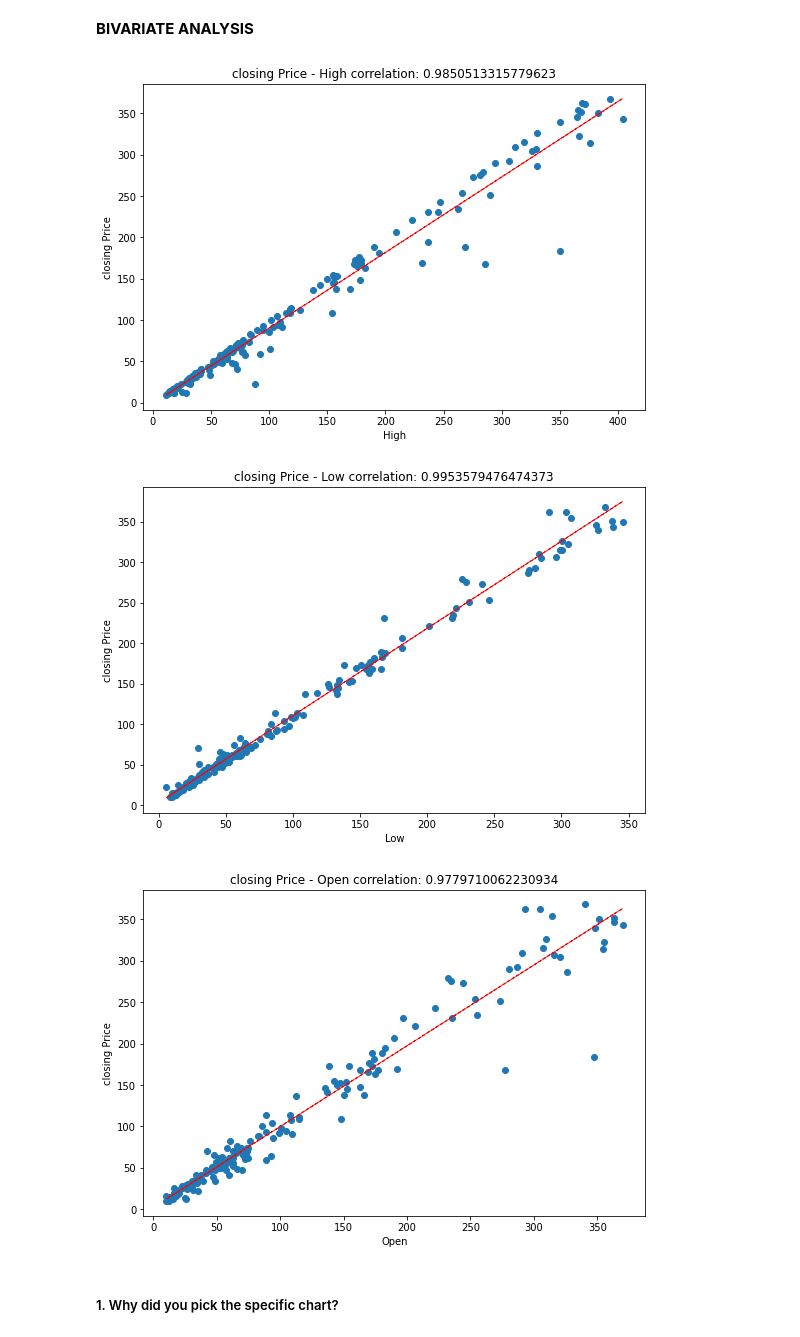
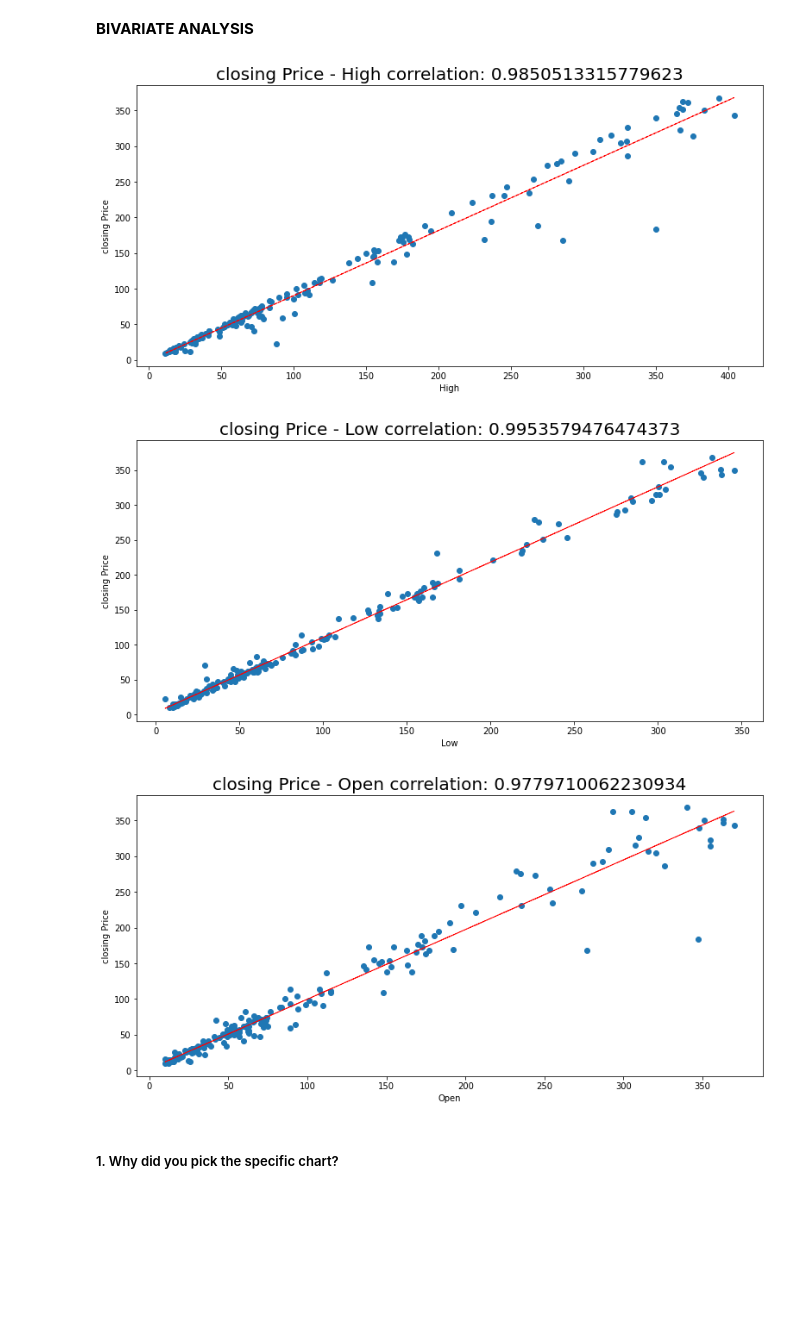
Before and after one commit to KartikKumar7070/Yesbank-stock-pricing-analysis-regression-model, a Jupyter notebook: ML_Capstone_Project_On_Regression.ipynb, the cells around one changed output. Cells and saved outputs as stored; diff of their text form; code cells hidden in the pictures; blank space fills up the shorter version.

```diff
--- a/ML_Capstone_Project_On_Regression.ipynb
+++ b/ML_Capstone_Project_On_Regression.ipynb
@@ -131,6 +137,8 @@ df.tail()
 | 184 | Nov-20 | 12.41 | 14.90 | 12.21 | 14.67 |
 # %% [markdown]
 ### Dataset Rows & Columns count
+# %%
+df['Date'] = pd.to_datetime(df['Date'].apply(lambda x: datetime.strptime(x, '%b-%y')))
 # %%
 # Dataset Rows & Columns count
 df.shape
@@ -270,14 +291,14 @@ We will take a look at distribution plots of our features.
 # %%
 #plots for independent variables
 for var in indep_var:
-    plt.figure(figsize=(15,6))
+    plt.figure(figsize=(16,8))
     plt.subplot(1, 2, 1)
-    fig = sns.distplot(df1[var].dropna())
+    fig = sns.distplot(df1[var].dropna(),color='rebeccapurple',)
     fig.set_ylabel(' ')
     fig.set_xlabel(var)
 
     plt.subplot(1, 2, 2)
-    fig = sns.boxplot(y=df1[var])
+    fig = sns.boxplot(y=df1[var],color='rebeccapurple',)
     fig.set_title('')
     fig.set_ylabel(var)
 # %% [output]
@@ -308,14 +332,14 @@ Since our data is skewed, we will perform some transformations during regression
 
 #independent variables
 for var in indep_var:
-    plt.figure(figsize=(15,6))
+    plt.figure(figsize=(17,7))
     plt.subplot(1, 2, 1)
-    fig = sns.distplot(np.log10(df1[var]))
+    fig = sns.distplot(np.log10(df1[var]),color='rebeccapurple')
     fig.set_ylabel(' ')
     fig.set_xlabel(var)
 
     plt.subplot(1, 2, 2)
-    fig = sns.boxplot(y=np.log10(df1[var]))
+    fig = sns.boxplot(y=np.log10(df1[var]),color='rebeccapurple')
     fig.set_title('')
     fig.set_ylabel(var)
 # %% [output]
@@ -343,12 +370,12 @@ DEPENDENT VARIABLE
 #plots for dependent variable
 plt.figure(figsize=(15,6))
 plt.subplot(1, 2, 1)
-fig = sns.distplot(df1['Close'].dropna())
+fig = sns.distplot(df1['Close'].dropna(),color='rebeccapurple')
 fig.set_ylabel(' ')
 fig.set_xlabel(var)
 
 plt.subplot(1, 2, 2)
-fig = sns.boxplot(y=df1['Close'])
+fig = sns.boxplot(y=df1['Close'],color='rebeccapurple')
 fig.set_title('')
 fig.set_ylabel(var)
 # %% [output]
@@ -374,25 +402,25 @@ Answer Here
 # %%
 #scatter plot between dependent variable with all independent variables.
 for col in indep_var:
-   fig = plt.figure(figsize=(9, 6))
+   fig = plt.figure(figsize=(13, 6))
    ax = fig.gca()
    feature = df1[col]
    label = df1['Close']
    correlation = feature.corr(label)
    plt.scatter(x=feature, y=label)
    plt.xlabel(col)
    plt.ylabel('closing Price')
-   ax.set_title('closing Price - ' + col + ' correlation: ' + str(correlation))
+   ax.set_title('closing Price - ' + col + ' correlation: ' + str(correlation),fontsize=20)
    z = np.polyfit(df1[col], df1['Close'], 1)
    y_hat = np.poly1d(z)(df1[col])
 
    plt.plot(df1[col], y_hat, "r--", lw=1)
 
 plt.show()
 # %% [output]
-[figure, old version]
+[figure, new version]
-[figure, old version]
+[figure, new version]
-[figure, old version]
+[figure, new version]
 # %% [markdown]
 ##### 1. Why did you pick the specific chart?
 # %% [markdown]
```
Also changed, not shown: parts of 114 cells of this notebook.
